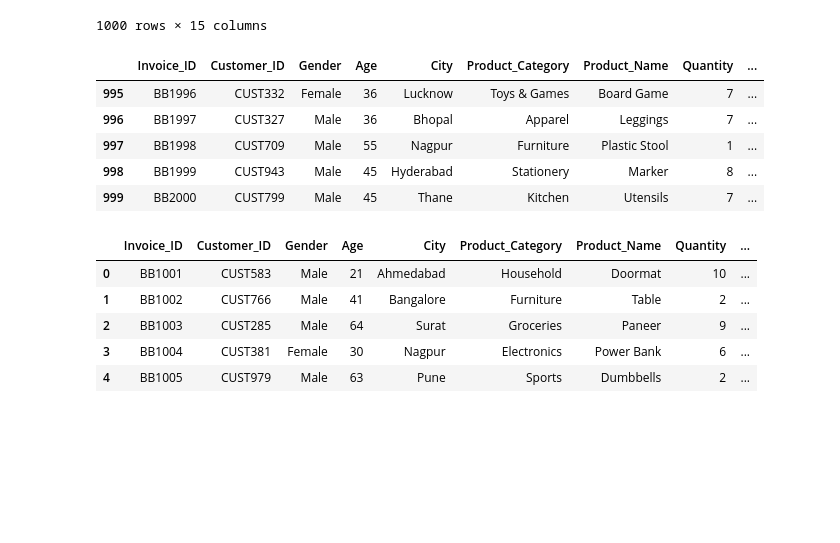
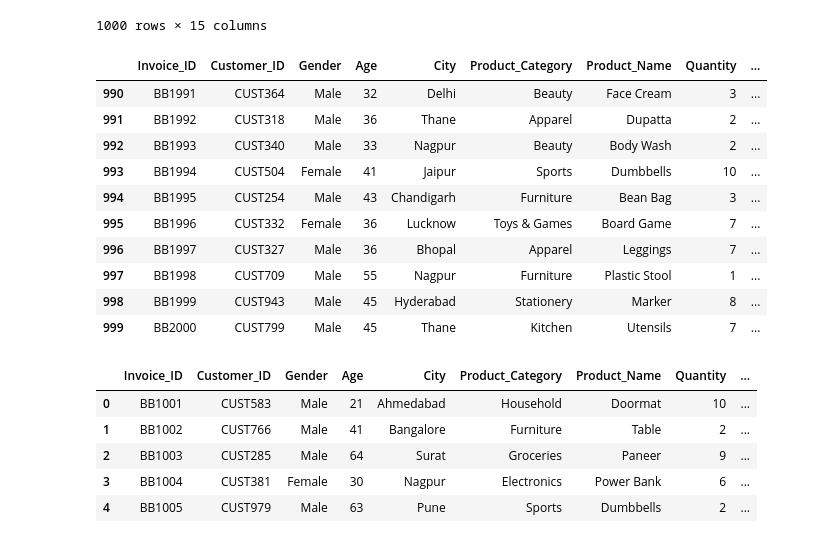
Before and after one commit to samadkhan-18/internship, a Jupyter notebook: sam.ipynb, the cells around one changed output. Drawn from its saved outputs; the diff is of its cells as text; code cells hidden in the pictures; blank space fills up the shorter version.

```diff
--- a/sam.ipynb
+++ b/sam.ipynb
@@ -42,9 +42,14 @@ df
 | 999 | BB2000 | CUST799 | Male | 45 | Thane | Kitchen | Utensils | 7 | ... |
 1000 rows × 15 columns
 # %%
-df.tail()
+df.tail(10)
 # %% [output]
 |  | Invoice_ID | Customer_ID | Gender | Age | City | Product_Category | Product_Name | Quantity | ... |
+| 990 | BB1991 | CUST364 | Male | 32 | Delhi | Beauty | Face Cream | 3 | ... |
+| 991 | BB1992 | CUST318 | Male | 36 | Thane | Apparel | Dupatta | 2 | ... |
+| 992 | BB1993 | CUST340 | Male | 33 | Nagpur | Beauty | Body Wash | 2 | ... |
+| 993 | BB1994 | CUST504 | Female | 41 | Jaipur | Sports | Dumbbells | 10 | ... |
+| 994 | BB1995 | CUST254 | Male | 43 | Chandigarh | Furniture | Bean Bag | 3 | ... |
 | 995 | BB1996 | CUST332 | Female | 36 | Lucknow | Toys & Games | Board Game | 7 | ... |
 | 996 | BB1997 | CUST327 | Male | 36 | Bhopal | Apparel | Leggings | 7 | ... |
 | 997 | BB1998 | CUST709 | Male | 55 | Nagpur | Furniture | Plastic Stool | 1 | ... |
```
Also changed, not shown: parts of 2 cells of this notebook.
